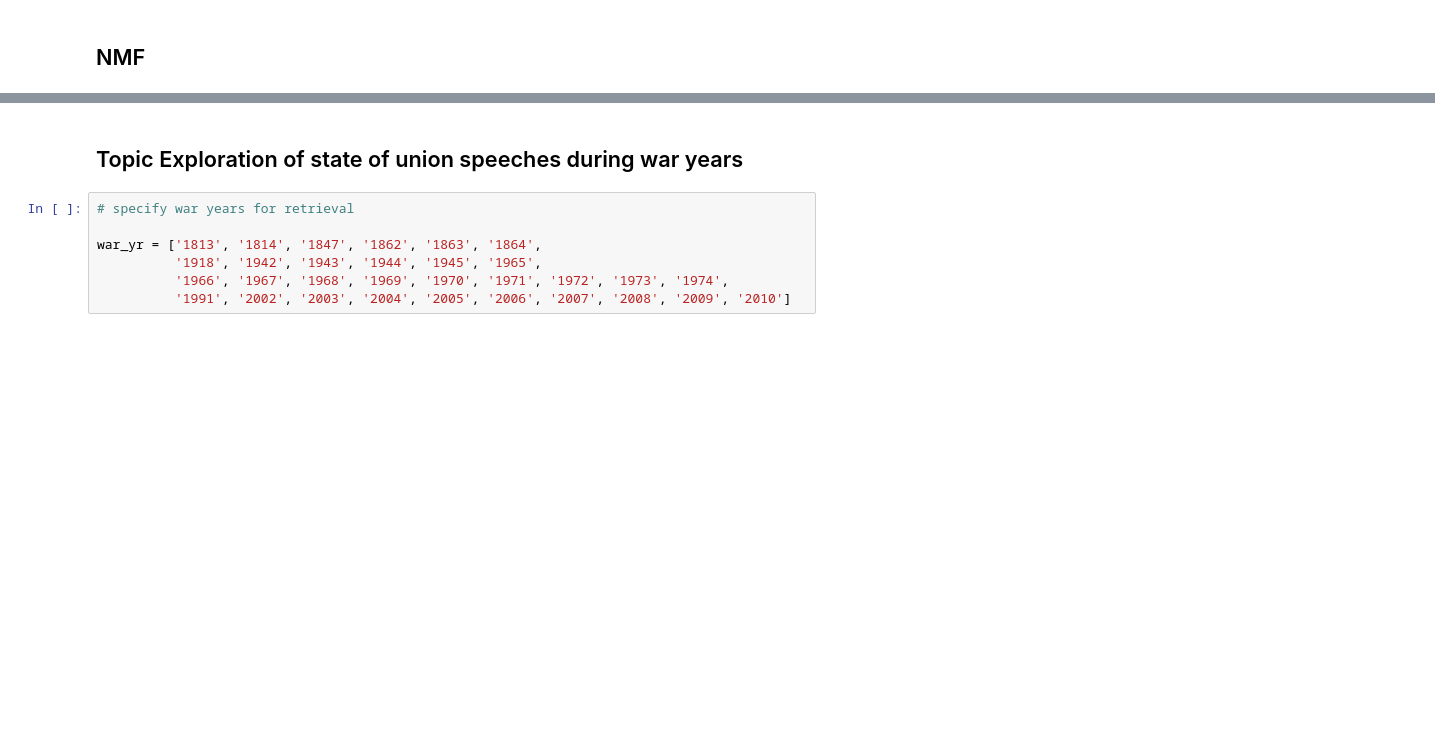
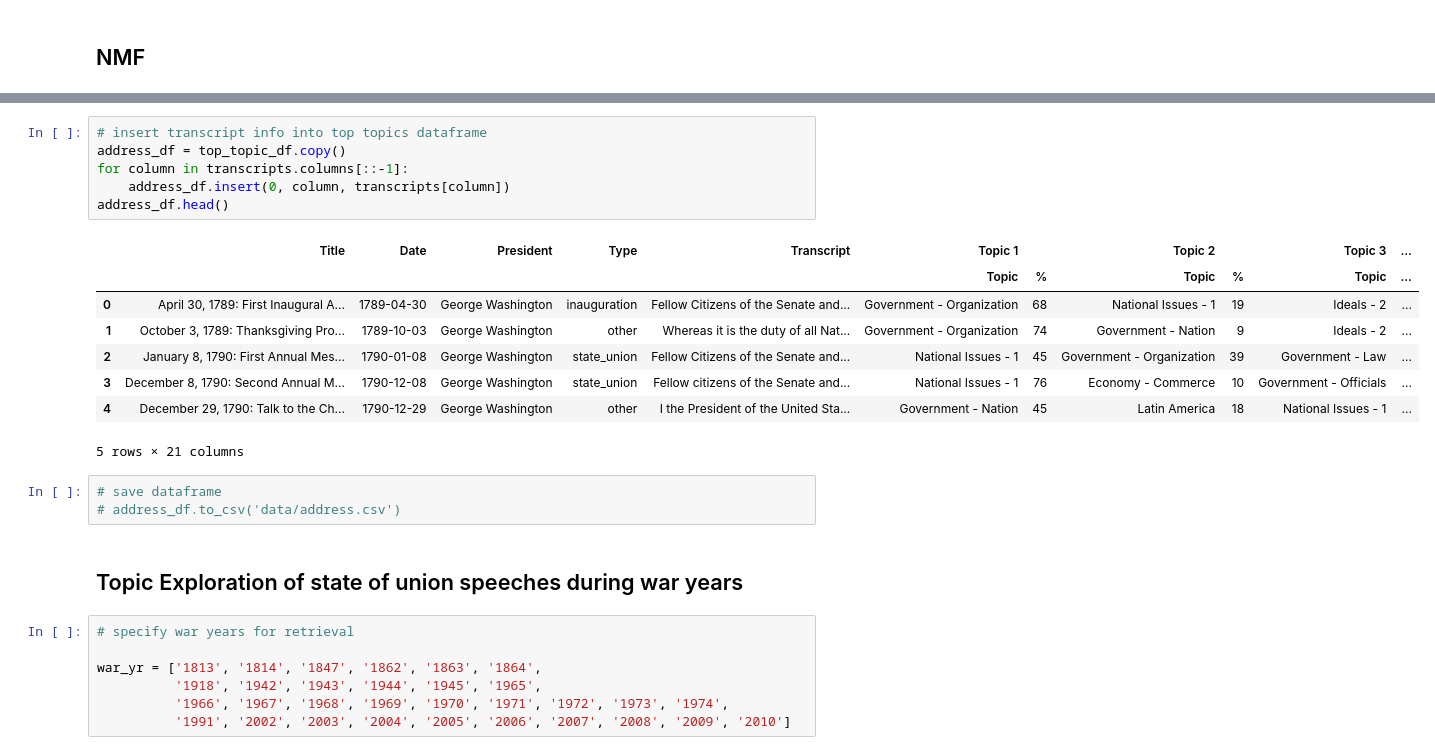
Before and after one commit to kevscon/Project-4, a Jupyter notebook: topic_modeling.ipynb, the cells around one changed output, grey strips where cells are left out. Drawn from its saved outputs; the diff is of its cells as text; blank space fills up the shorter version.

```diff
--- a/topic_modeling.ipynb
+++ b/topic_modeling.ipynb
@@ -603,3 +245,21 @@ speech_top_df
+# %%
+# insert transcript info into top topics dataframe
+address_df = top_topic_df.copy()
+for column in transcripts.columns[::-1]:
+    address_df.insert(0, column, transcripts[column])
+address_df.head()
+# %% [output]
+|  | Title | Date | President | Type | Transcript | Topic 1 |  | Topic 2 |  | Topic 3 | ... |
+|  |  |  |  |  |  | Topic | % | Topic | % | Topic | ... |
+| 0 | April 30, 1789: First Inaugural A... | 1789-04-30 | George Washington | inauguration | Fellow Citizens of the Senate and... | Government - Organization | 68 | National Issues - 1 | 19 | Ideals - 2 | ... |
+| 1 | October 3, 1789: Thanksgiving Pro... | 1789-10-03 | George Washington | other | Whereas it is the duty of all Nat... | Government - Organization | 74 | Government - Nation | 9 | Ideals - 2 | ... |
+| 2 | January 8, 1790: First Annual Mes... | 1790-01-08 | George Washington | state_union | Fellow Citizens of the Senate and... | National Issues - 1 | 45 | Government - Organization | 39 | Government - Law | ... |
+| 3 | December 8, 1790: Second Annual M... | 1790-12-08 | George Washington | state_union | Fellow citizens of the Senate and... | National Issues - 1 | 76 | Economy - Commerce | 10 | Government - Officials | ... |
+| 4 | December 29, 1790: Talk to the Ch... | 1790-12-29 | George Washington | other | I the President of the United Sta... | Government - Nation | 45 | Latin America | 18 | National Issues - 1 | ... |
+5 rows × 21 columns
+# %%
+# save dataframe
+# address_df.to_csv('data/address.csv')
 # %% [markdown]
 ## Topic Exploration of state of union speeches during war years
 # %%
```
Also changed, not shown: parts of 82 cells of this notebook.
